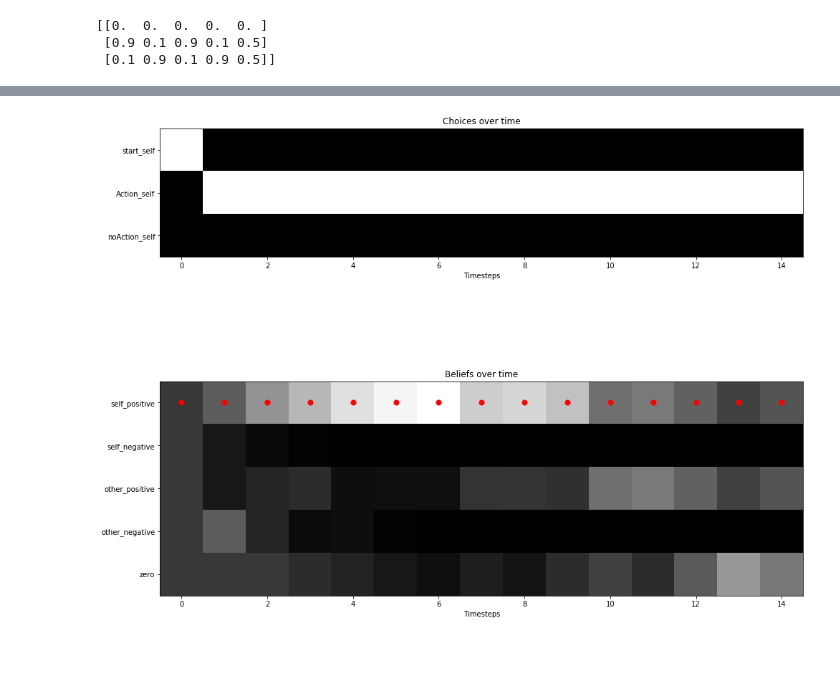
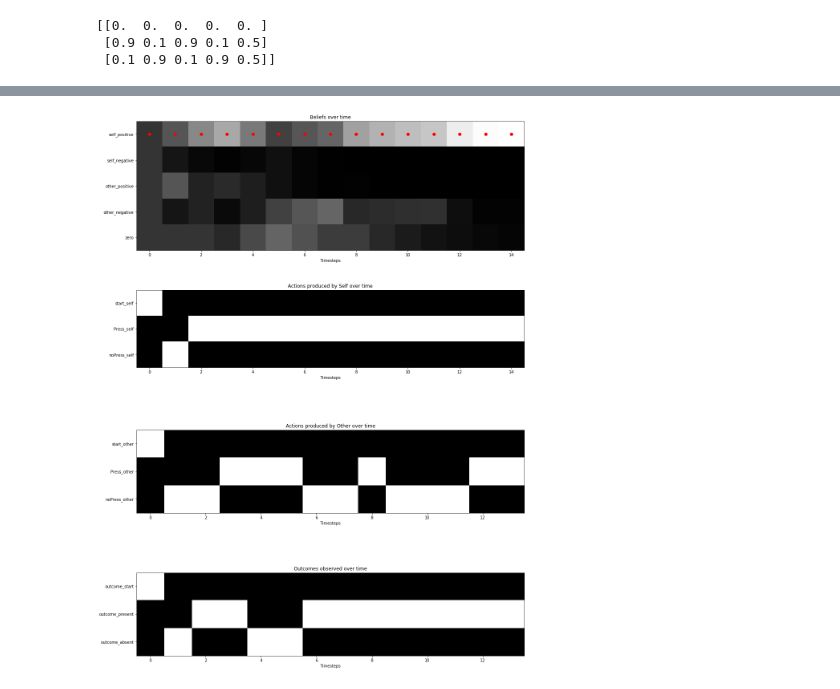
Before and after one commit to riddhipits/agency_pymdp, a Jupyter notebook: pymdp_agency_vProbabilistic_v1.ipynb, the cells around one changed output, grey strips where cells are left out. Cells and saved outputs as stored; diff of their text form; code cells hidden in the pictures; blank space fills up the shorter version.

Commit message:
playing around with probabilistic conditions and plotting all obs

```diff
--- a/pymdp_agency_vProbabilistic_v1.ipynb
+++ b/pymdp_agency_vProbabilistic_v1.ipynb
@@ -231,7 +225,7 @@ def create_D(p_context=1/float(num_states[0])):
 # %%
 class AgencyTask(object):
 
-    def __init__(self, context = 'self_positive', p_action_other = 0.5, p_outcome = 0.9):
+    def __init__(self, context = None, p_action_other = 0.5, p_outcome = 0.9):
 
         self.context_names = ['self_positive', 'self_negative',
                               'other_positive', 'other_negative', 'zero']
@@ -370,20 +368,32 @@ def run_active_inference_loop(my_agent, my_env, T = 5, verbose = False):
 # %%
-def plot_choices_beliefs(choice_hist, belief_hist, context_hist, pad_val=5.0):
+def plot_choices_beliefs(choice_hist, belief_hist, context_hist, belief_action_other_hist, outcome_hist, pad_val=1.0):
     T = choice_hist.shape[1]
-    fig, axes = plt.subplots(nrows = 2, ncols = 1, figsize = (15,13))
+    fig, axes = plt.subplots(nrows = 4, ncols = 1, figsize = (15,20))
 
-    axes[0].imshow(choice_hist[:,:-1], cmap = 'gray')
+    axes[0].imshow(belief_hist, cmap = 'gray')
     axes[0].set_xlabel('Timesteps')
-    axes[0].set_yticks(ticks = range(3))
-    axes[0].set_yticklabels(labels = choice_action_self_names)
-    axes[0].set_title('Choices over time')
+    axes[0].set_yticks(ticks = range(5))
+    axes[0].set_yticklabels(labels = context_names)
+    axes[0].set_title('Beliefs over time')
+    axes[0].scatter(np.arange(T-1), context_hist, c = 'r', s = 50)
 
-    axes[1].imshow(belief_hist, cmap = 'gray')
+    axes[1].imshow(choice_hist[:,:-1], cmap = 'gray')
     axes[1].set_xlabel('Timesteps')
-    axes[1].set_yticks(ticks = range(5))
-    axes[1].set_yticklabels(labels = context_names)
-    axes[1].set_title('Beliefs over time')
-    axes[1].scatter(np.arange(T-1), context_hist, c = 'r', s = 50)
+    axes[1].set_yticks(ticks = range(3))
+    axes[1].set_yticklabels(labels = choice_self_names)
+    axes[1].set_title('Actions produced by Self over time')
+
+    axes[2].imshow(belief_action_other_hist[:,:-1], cmap = 'gray')
+    axes[2].set_xlabel('Timesteps')
+    axes[2].set_yticks(ticks = range(3))
+    axes[2].set_yticklabels(labels = choice_other_names)
+    axes[2].set_title('Actions produced by Other over time')
+
+    axes[3].imshow(outcome_hist[:,:-1], cmap = 'gray')
+    axes[3].set_xlabel('Timesteps')
+    axes[3].set_yticks(ticks = range(3))
+    axes[3].set_yticklabels(labels = outcome_obs_names)
+    axes[3].set_title('Outcomes observed over time')
 
     fig.tight_layout(pad=pad_val)
     plt.show()
@@ -397,12 +407,12 @@ T = 15
 
 A = create_A(p_outcome = 0.8)
 B = create_B(p_change = 0.0)
-C = create_C(reward = 1.0, pun = 0.0, actioncost = 0.0)
+C = create_C(reward = 1.0, pun = 0.0, actioncost = -0.05)
 D = create_D(p_context=1/float(num_states[0]))
 my_agent = Agent(A=A, B=B, C=C, D=D)
 
-choice_hist, belief_hist, context_hist = run_active_inference_loop(my_agent, env, T = T, verbose = False)
+choice_hist, belief_hist, context_hist, belief_action_other_hist, outcome_hist = run_active_inference_loop(my_agent, env, T = T, verbose = False)
 # %%
-plot_choices_beliefs(choice_hist, belief_hist, context_hist)
+plot_choices_beliefs(choice_hist, belief_hist, context_hist, belief_action_other_hist, outcome_hist)
 # %% [output]
-[figure, old version]
+[figure, new version]
```
Also changed, not shown: parts of 2 cells of this notebook.
